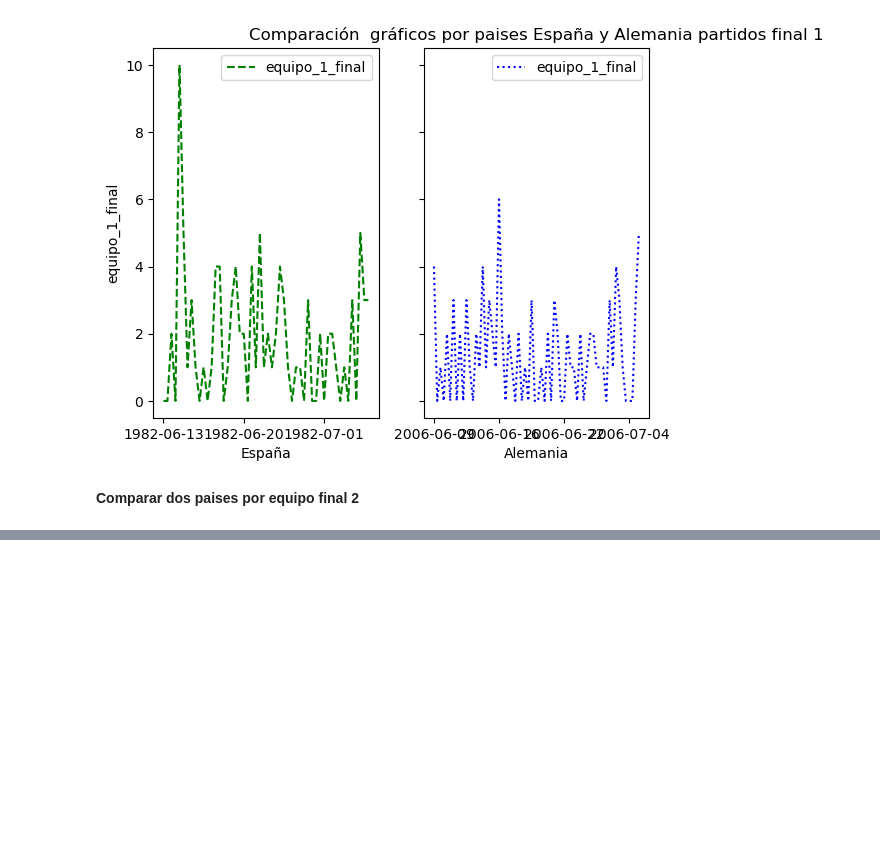
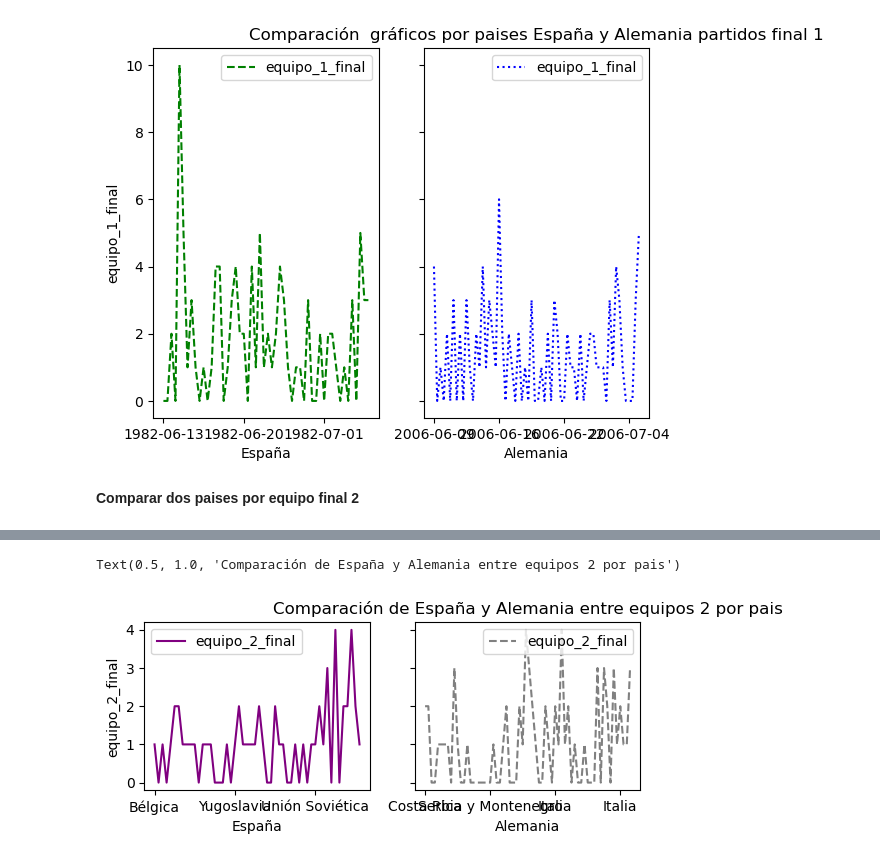
Before and after one commit to Carobrio92/Modulo_Python, a Jupyter notebook: TAREA 3 PYTHON/TAREA_3_PYTHON_CBriones.ipynb, the cells around one changed output, grey strips where cells are left out. Cells and saved outputs as stored; diff of their text form; code cells hidden in the pictures; blank space fills up the shorter version.

```diff
--- a/TAREA 3 PYTHON/TAREA_3_PYTHON_CBriones.ipynb
+++ b/TAREA 3 PYTHON/TAREA_3_PYTHON_CBriones.ipynb
@@ -153,0 +169,13 @@ plt.savefig('mi_figura.tiff')
+# %%
+fig=plt.figure()
+eje=fig.add_subplot(2,2,1)
+partidos_paises[partidos_paises['anfitrion']=='España'].plot(x = 'equipo_2',y = 'equipo_2_final',ax = eje,linestyle = '-', color = 'purple')
+eje2 = fig.add_subplot(2, 2, 2, sharey = eje)
+partidos_paises[partidos_paises['anfitrion']=='Alemania'].plot(x = 'equipo_2',y = 'equipo_2_final',ax = eje2,linestyle= '--', color = 'gray')
+eje.set_xlabel('España')
+eje2.set_xlabel('Alemania')
+eje.set_ylabel('equipo_2_final')
+plt.title('Comparación de España y Alemania entre equipos 2 por pais')
+# %% [output]
+Text(0.5, 1.0, 'Comparación de España y Alemania entre equipos 2 por pais')
+[figure, added]
```
Also changed, not shown: parts of 3 cells of this notebook, 1 other file.
